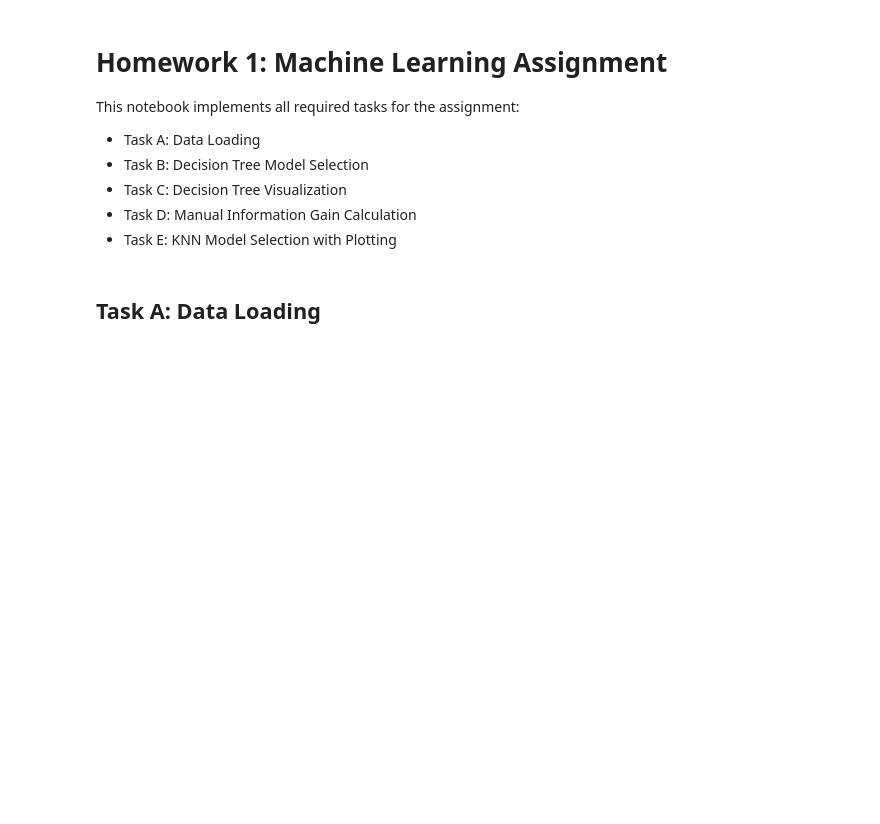
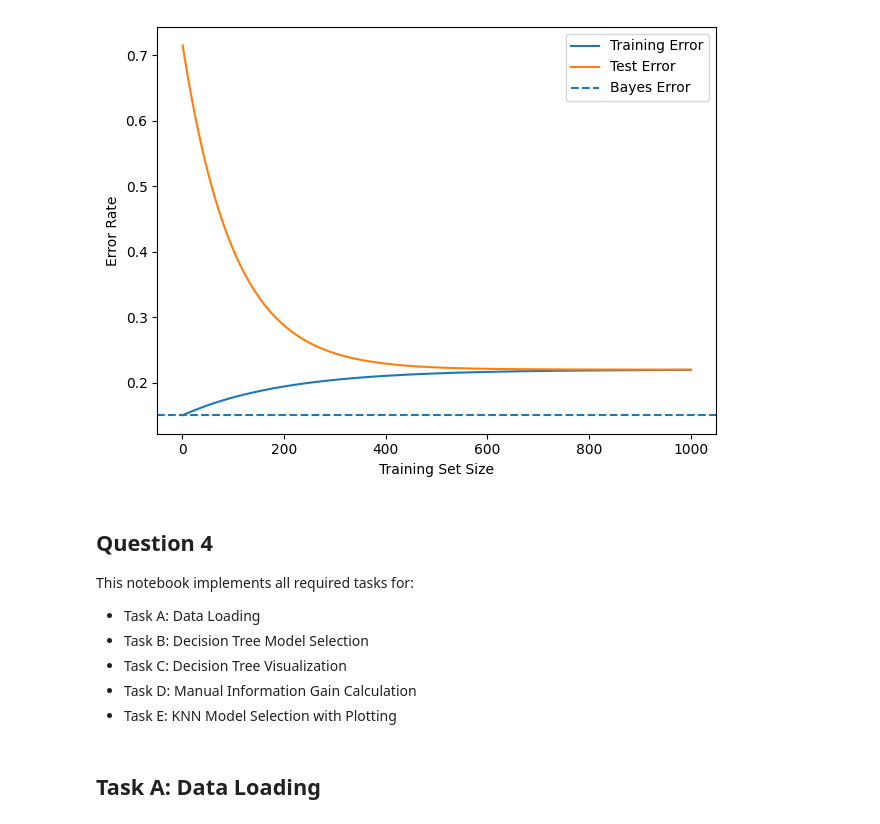
Before and after one commit to davidcagoh/csc2515-hw1-2026, a Jupyter notebook: hw1_code.ipynb, the cells around one changed output. Saved outputs shown, nothing was run; the diff lists cells and outputs as text; code cells hidden in the pictures; blank space fills up the shorter version.

```diff
--- a/hw1_code.ipynb
+++ b/hw1_code.ipynb
@@ -1,7 +37,26 @@
+# %%
+n = np.linspace(1, 1000, 200)
+bayes = 0.15
+plateau = 0.22
+
+train_err = bayes + (plateau-bayes)*(1-np.exp(-n/200))
+test_err = plateau + 0.5*np.exp(-n/100)
+
+plt.figure()
+plt.plot(n, train_err, label="Training Error")
+plt.plot(n, test_err, label="Test Error")
+plt.axhline(bayes, linestyle="--", label="Bayes Error")
+plt.xlabel("Training Set Size")
+plt.ylabel("Error Rate")
+plt.legend()
+plt.tight_layout()
+plt.savefig("figures/datasize_curve.png")
+plt.show()
+# %% [output]
+[figure, added]
 # %% [markdown]
-# Homework 1: Machine Learning Assignment
-
-This notebook implements all required tasks for the assignment:
+## Question 4
+This notebook implements all required tasks for:
 - Task A: Data Loading
 - Task B: Decision Tree Model Selection
 - Task C: Decision Tree Visualization
```
Also changed, not shown: parts of 7 cells of this notebook, 6 other files.
